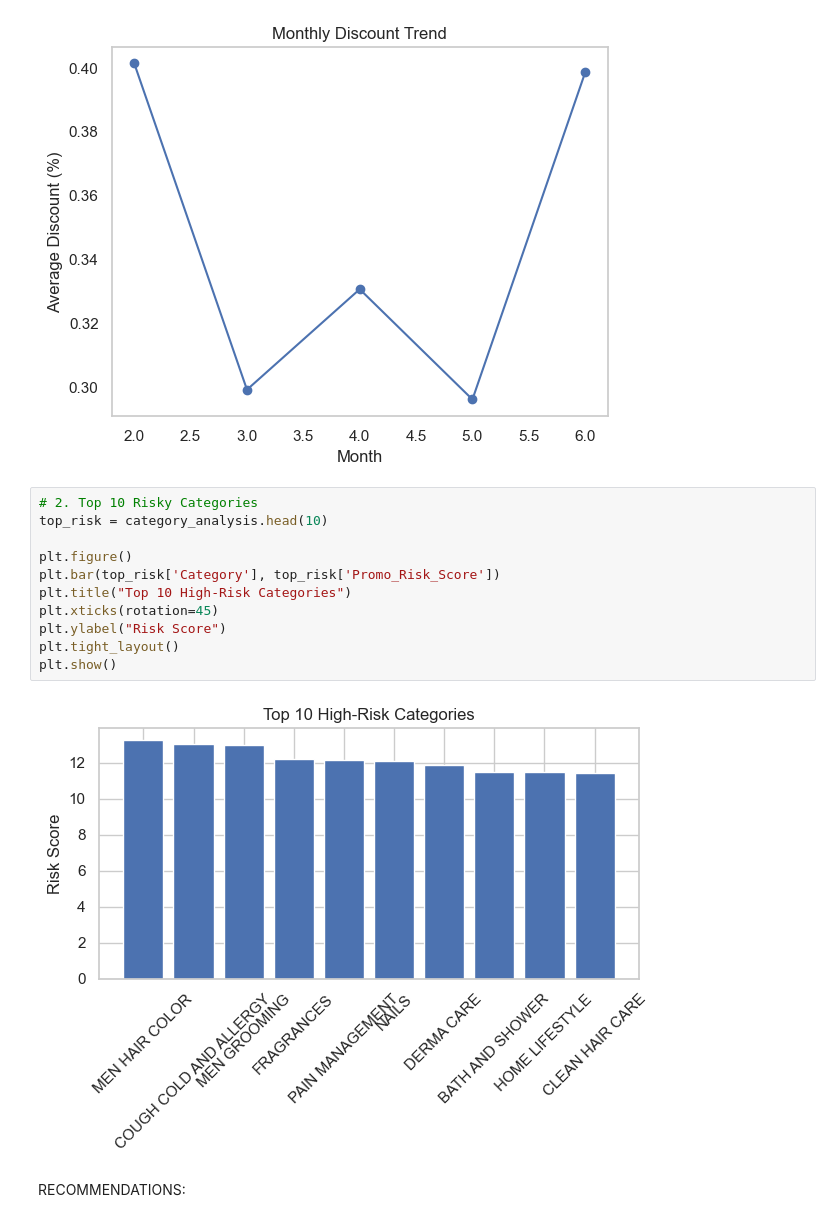
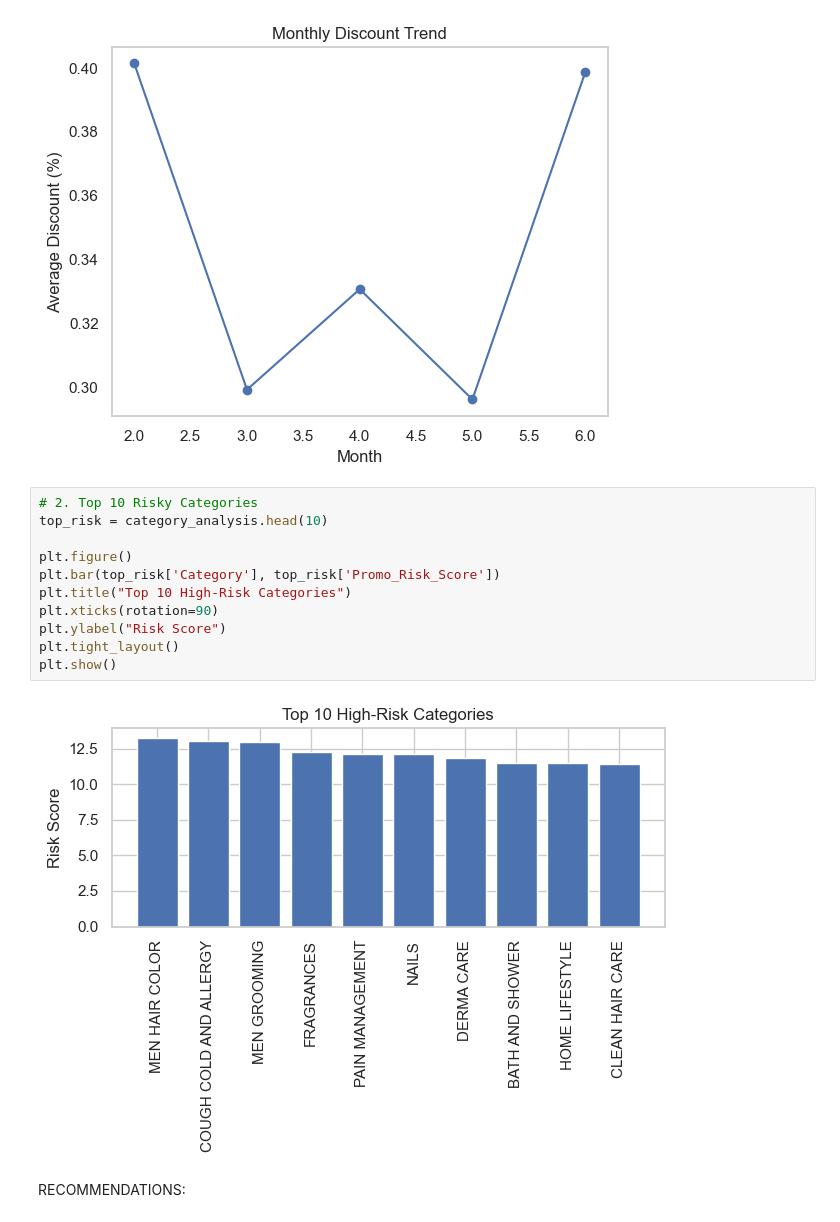
Before and after one commit to EYONG-ENEKE/Promotional-Campaigns-in-Retail-Pharmacy, a Jupyter notebook: pr7.ipynb, the cells around one changed output. Saved outputs shown, nothing was run; the diff lists cells and outputs as text.

```diff
--- a/pr7.ipynb
+++ b/pr7.ipynb
@@ -909,16 +942,16 @@ plt.show()
 # %%
 # 2. Top 10 Risky Categories
 top_risk = category_analysis.head(10)
 
 plt.figure()
 plt.bar(top_risk['Category'], top_risk['Promo_Risk_Score'])
 plt.title("Top 10 High-Risk Categories")
-plt.xticks(rotation=45)
+plt.xticks(rotation=90)
 plt.ylabel("Risk Score")
 plt.tight_layout()
 plt.show()
 # %% [output]
-[figure, old version]
+[figure, new version]
 # %% [markdown]
 RECOMMENDATIONS:
 # %% [markdown]
```
Also changed, not shown: parts of 6 cells of this notebook, 1 other file.
